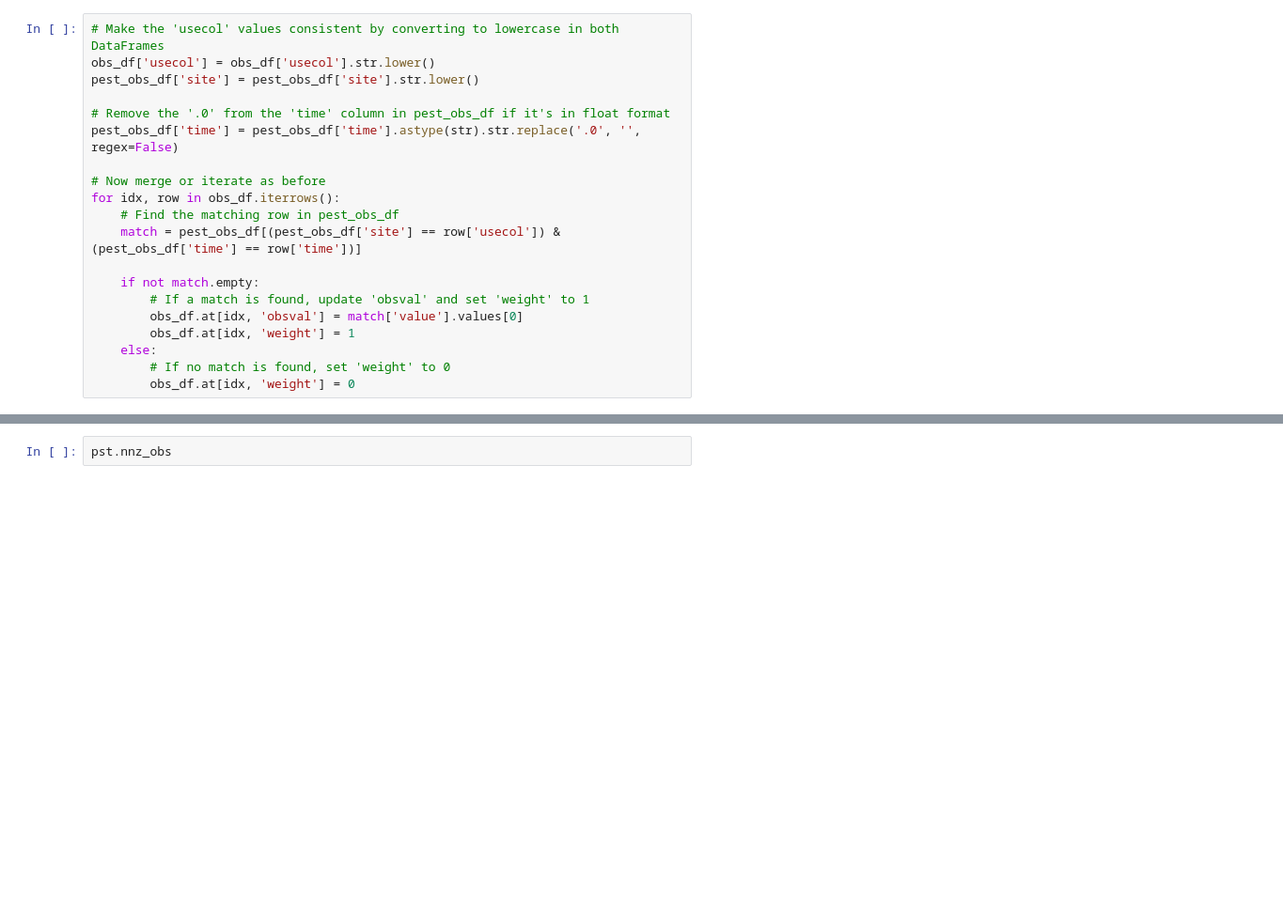
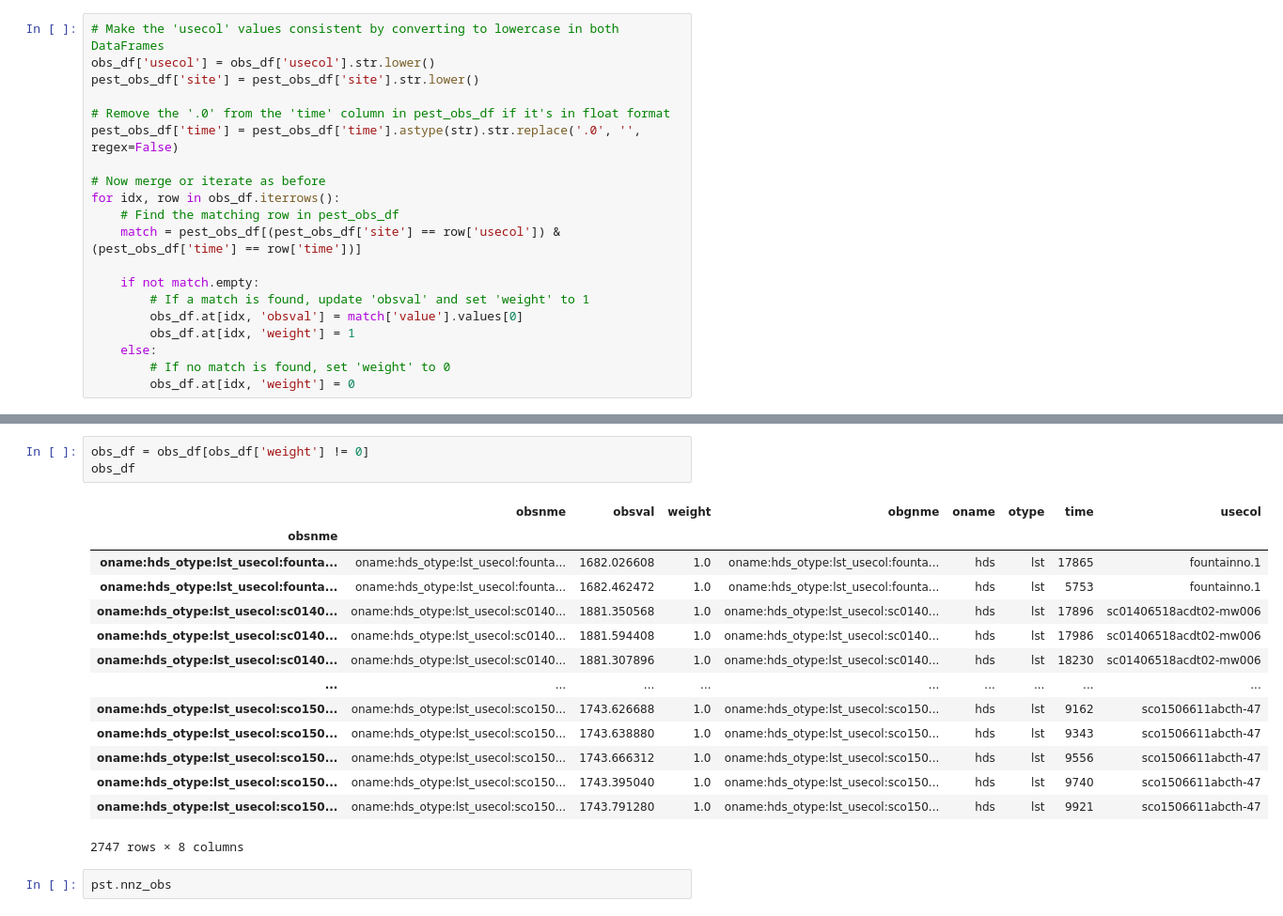
Before and after one commit to jackplogan33/peterson-modflow, a Jupyter notebook: notebooks/07-obs_weights_GLM.ipynb, the cells around one changed output, grey strips where cells are left out. Shown: that part at 94% size. Cells and saved outputs as stored; diff of their text form; blank space fills up the shorter version.

```diff
--- a/notebooks/07-obs_weights_GLM.ipynb
+++ b/notebooks/07-obs_weights_GLM.ipynb
@@ -150,4 +150,22 @@ obs_df
 66454 rows × 8 columns
+# %%
+obs_df = obs_df[obs_df['weight'] != 0]
+obs_df
+# %% [output]
+|  | obsnme | obsval | weight | obgnme | oname | otype | time | usecol |
+| obsnme |  |  |  |  |  |  |  |  |
+| oname:hds_otype:lst_usecol:founta... | oname:hds_otype:lst_usecol:founta... | 1682.026608 | 1.0 | oname:hds_otype:lst_usecol:founta... | hds | lst | 17865 | fountainno.1 |
+| oname:hds_otype:lst_usecol:founta... | oname:hds_otype:lst_usecol:founta... | 1682.462472 | 1.0 | oname:hds_otype:lst_usecol:founta... | hds | lst | 5753 | fountainno.1 |
+| oname:hds_otype:lst_usecol:sc0140... | oname:hds_otype:lst_usecol:sc0140... | 1881.350568 | 1.0 | oname:hds_otype:lst_usecol:sc0140... | hds | lst | 17896 | sc01406518acdt02-mw006 |
+| oname:hds_otype:lst_usecol:sc0140... | oname:hds_otype:lst_usecol:sc0140... | 1881.594408 | 1.0 | oname:hds_otype:lst_usecol:sc0140... | hds | lst | 17986 | sc01406518acdt02-mw006 |
+| oname:hds_otype:lst_usecol:sc0140... | oname:hds_otype:lst_usecol:sc0140... | 1881.307896 | 1.0 | oname:hds_otype:lst_usecol:sc0140... | hds | lst | 18230 | sc01406518acdt02-mw006 |
+| ... | ... | ... | ... | ... | ... | ... | ... | ... |
+| oname:hds_otype:lst_usecol:sco150... | oname:hds_otype:lst_usecol:sco150... | 1743.626688 | 1.0 | oname:hds_otype:lst_usecol:sco150... | hds | lst | 9162 | sco1506611abcth-47 |
+| oname:hds_otype:lst_usecol:sco150... | oname:hds_otype:lst_usecol:sco150... | 1743.638880 | 1.0 | oname:hds_otype:lst_usecol:sco150... | hds | lst | 9343 | sco1506611abcth-47 |
+| oname:hds_otype:lst_usecol:sco150... | oname:hds_otype:lst_usecol:sco150... | 1743.666312 | 1.0 | oname:hds_otype:lst_usecol:sco150... | hds | lst | 9556 | sco1506611abcth-47 |
+| oname:hds_otype:lst_usecol:sco150... | oname:hds_otype:lst_usecol:sco150... | 1743.395040 | 1.0 | oname:hds_otype:lst_usecol:sco150... | hds | lst | 9740 | sco1506611abcth-47 |
+| oname:hds_otype:lst_usecol:sco150... | oname:hds_otype:lst_usecol:sco150... | 1743.791280 | 1.0 | oname:hds_otype:lst_usecol:sco150... | hds | lst | 9921 | sco1506611abcth-47 |
+2747 rows × 8 columns
 # %%
 pst.nnz_obs
 # %% [output]
```
Also changed, not shown: parts of 8 cells of this notebook, 3 other files.
